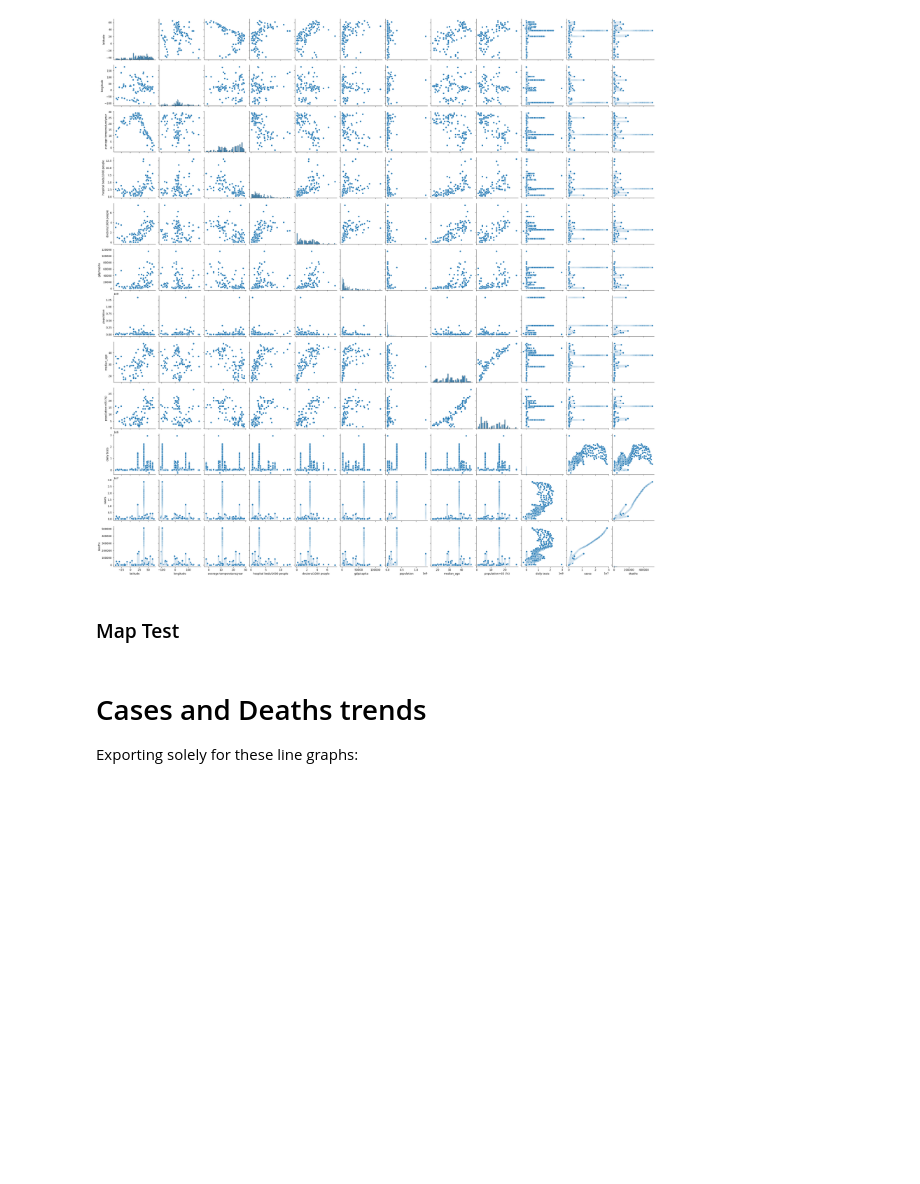
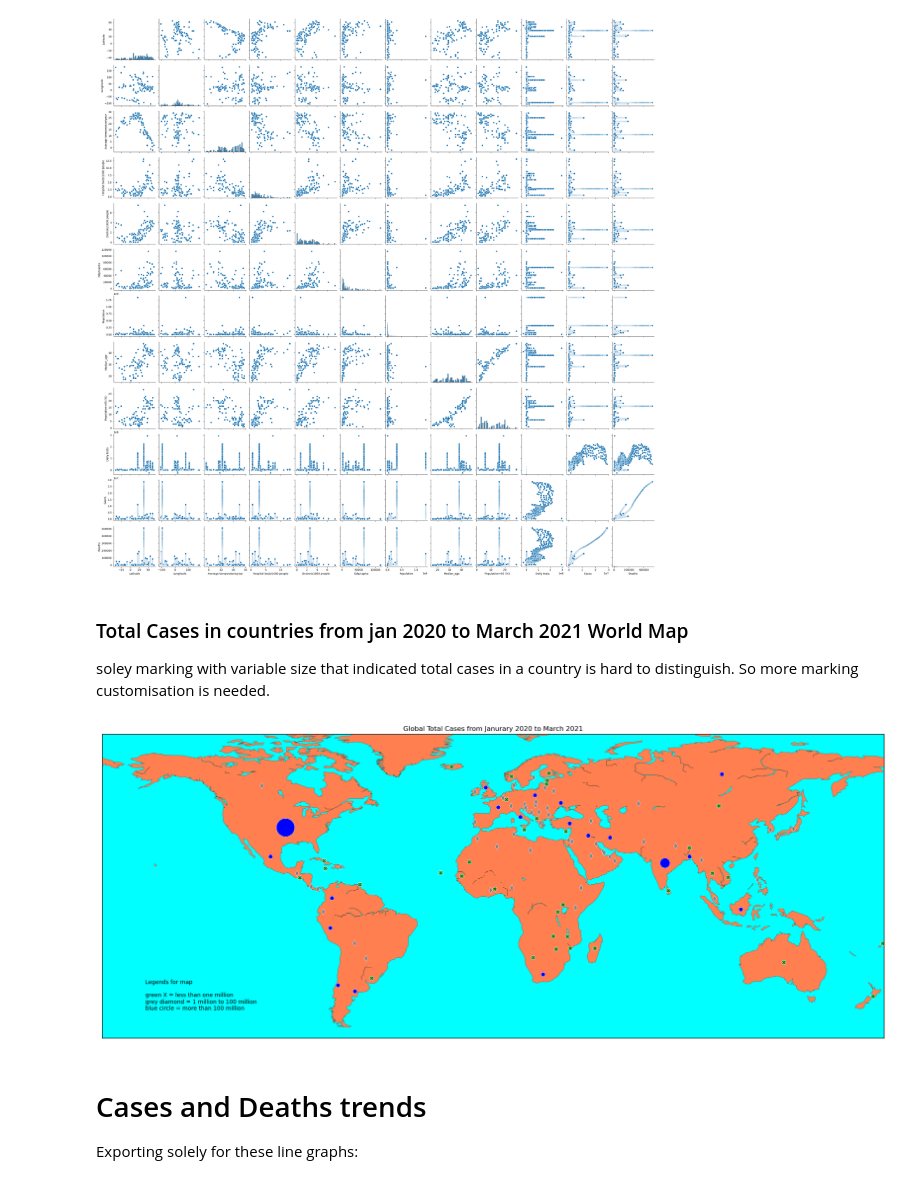
Before and after one commit to roberthobblebottom/COVID19-Algeria-and-World-Dataset, a Jupyter notebook: covid-19-data-analysis-algeria-and-the-world - Ng Guangren, Ryan.ipynb, the cells around one changed output. Drawn from its saved outputs; the diff is of its cells as text; code cells hidden in the pictures; blank space fills up the shorter version.

Commit message:
inital map of total cases

```diff
--- a/covid-19-data-analysis-algeria-and-the-world - Ng Guangren, Ryan.ipynb
+++ b/covid-19-data-analysis-algeria-and-the-world - Ng Guangren, Ryan.ipynb
@@ -244,5 +264,5 @@ t =cur.execute('''SELECT country,region,
 latitude,longitude,average_temperature_per_year,hospital_beds_per_1000_people,medical_doctors_per_1000_people,gdp_per_capita,population,median_age,population_aged_65_and_above_in_percentage,daily_tests,cases,deaths
 FROM covid19_country_data''')
 
-df = pd.DataFrame(t.fetchall(),columns= ["country","region","latitude","longitude","average temperature/year","hospital beds/1000 people","doctors/1000 people","gdp/capita","population","median_age","population>65 (%)","daily tests","cases","deaths" ])
+df = pd.DataFrame(t.fetchall(),columns= ["Country","Region","Latitude","Longitude","Average temperature/year","Hospital beds/1000 people","Doctors/1000 people","Gdp/capita","Population","Median_age","Population>65 (%)","Daily tests","Cases","Deaths"])
 # %%
@@ -260,5 +279,3 @@ sns.pairplot(df,kind = 'scatter') # warning: about 3 minutes render
 # %% [output]
 <seaborn.axisgrid.PairGrid at 0x...>
 [figure]
-# %% [markdown]
-### Map Test
@@ -271,3 +282,62 @@ upperlong=194
+# %% [markdown]
+### Total Cases in countries from jan 2020 to March 2021 World Map
+
+soley marking with variable size that indicated total cases in a country is hard to distinguish. So more marking customisation is needed.
+# %%
+lowerlat =-59
+upperlat=84
+
+lowerlong=-170
+upperlong=194
+
+grouped_df = df.groupby(['Country']).sum()
+plt.figure(figsize=(25,20))
+m = Basemap(llcrnrlat=-60,urcrnrlat=80,
+            llcrnrlon=-180,urcrnrlon=180,lat_ts=20,
+            resolution='c',)
+m.drawcoastlines(linewidth=0.2)
+m.fillcontinents(color='coral',lake_color='aqua')
+m.drawmapboundary(fill_color='aqua')
+avg = (grouped_df.Cases.sum())/len(grouped_df.Cases)
+for index, row in grouped_df.iterrows():
+
+    markersize = row.Cases/100000000 # 100 million
+    if markersize >1:
+        marker ="o"
+        facecolor = "blue"
+    elif markersize >0.1:
+        facecolor="grey"
+        marker = 'd'
+    else:
+        facecolor="green"
+        marker="X"
+
+    if markersize < 1:
+        markersize =7
+    elif markersize <.5:
+        markersize =7
+
+    if marker == "o" and markersize<7:
+        markersize=7
+
+    m.plot(df.loc[df.Country == index,'Longitude'],
+    df.loc[df.Country == index,'Latitude'],
+    markersize = markersize,
+    markerfacecolor=facecolor,
+    markeredgecolor = "white",
+    markeredgewidth = 0.2,
+    marker=marker)
+plt.title("Global Total Cases from Janurary 2020 to March 2021")
+plt.text(-160,-50,'''
+Legends for map
+
+green X = less than one million
+grey diamond = 1 million to 100 million
+blue circle = more than 100 million
+''')
+plt.show()
+# %% [output]
+[figure, added]
 # %% [markdown]
 # Cases and Deaths trends
 Exporting solely for these line graphs:
```
Also changed, not shown: parts of 11 cells of this notebook, 2 other files.
